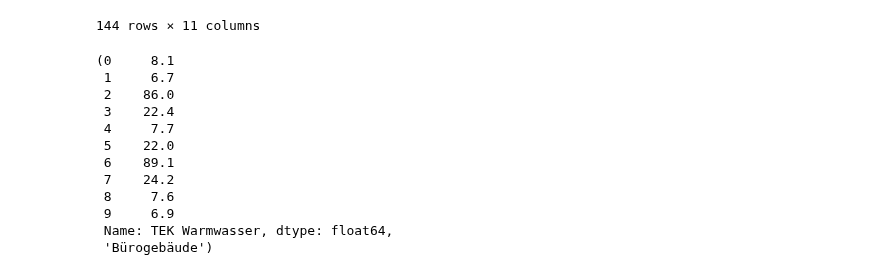
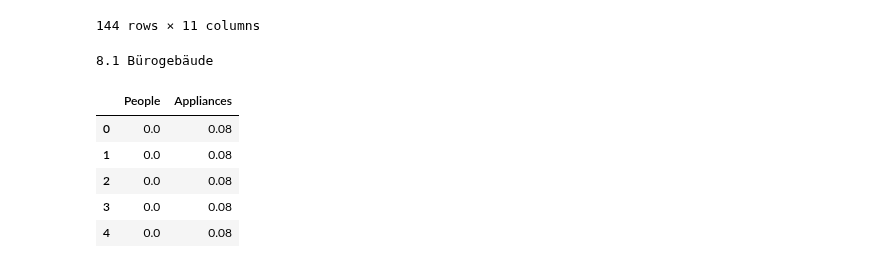
Before and after one commit to RWTH-EBC/districtgenerator, a Jupyter notebook: test.ipynb, the cells around one changed output. Saved outputs shown, nothing was run; the diff lists cells and outputs as text; code cells hidden in the pictures.

```diff
--- a/test.ipynb
+++ b/test.ipynb
@@ -291,18 +277,8 @@ ddef get_tek(building_type):
         return None, None
 # %%
 data_path = os.path.join(r'C:\Users\felix\Programmieren\tecdm\src\districtgenerator\data\TEKs\TEK_districtgenerator.csv')
-# %%
-get_tek('oag')
-# %% [output]
-(0     8.1
- 1     6.7
- 2    86.0
- 3    22.4
- 4     7.7
- 5    22.0
- 6    89.1
- 7    24.2
- 8     7.6
- 9     6.9
- Name: TEK Warmwasser, dtype: float64,
- 'Bürogebäude')
+# %%
+data, test = get_tek('oag')
+print(data, test)
+# %% [output]
+8.1 Bürogebäude
@@ -308,0 +318,10 @@ get_tek('oag')
+# %%
+data = pd.read_csv(r'C:\Users\felix\Programmieren\tecdm\src\districtgenerator\data\occupancy_schedules\Parkhaus.csv', sep=';')
+data.head()
+# %% [output]
+|  | People | Appliances |
+| 0 | 0.0 | 0.08 |
+| 1 | 0.0 | 0.08 |
+| 2 | 0.0 | 0.08 |
+| 3 | 0.0 | 0.08 |
+| 4 | 0.0 | 0.08 |
```
Also changed, not shown: parts of 32 cells of this notebook, 5 other files.
